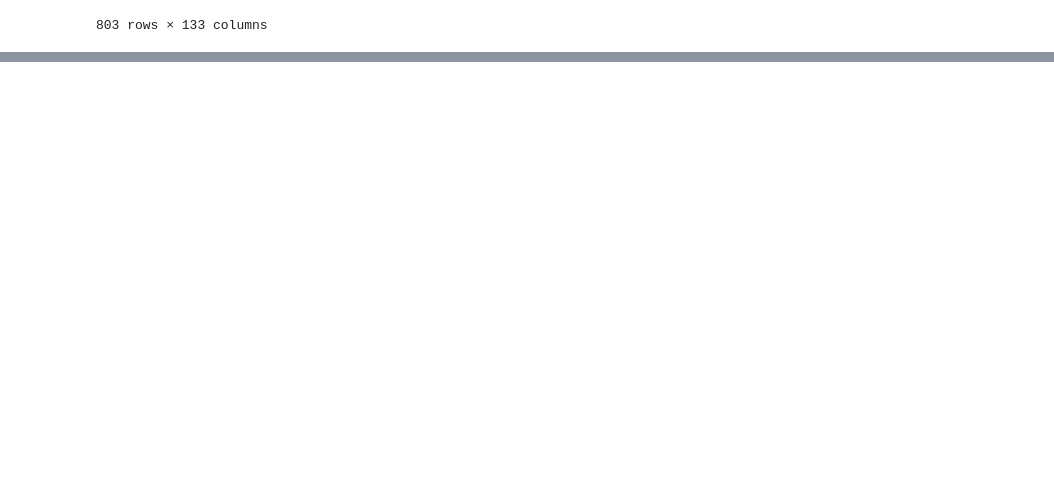
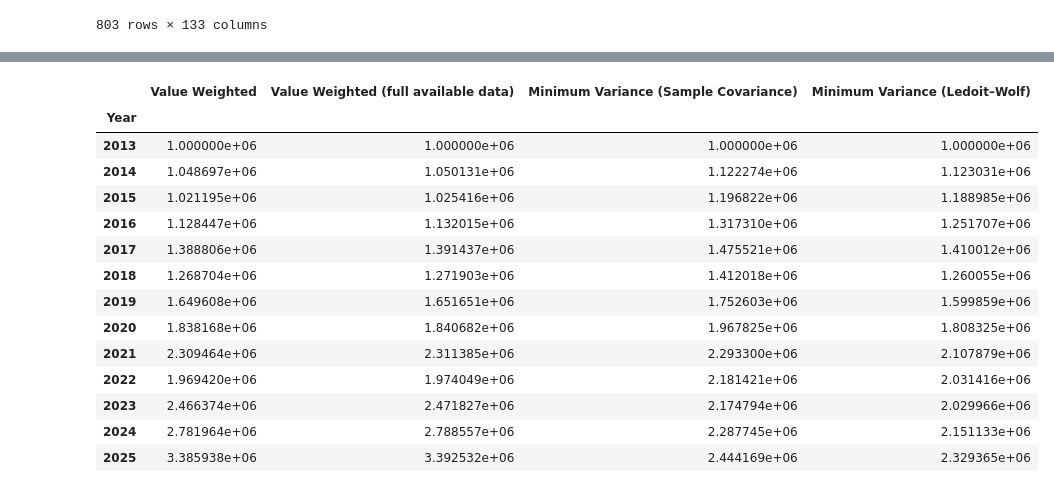
Before and after one commit to Quentinrezzo/Sustainability-Project, a Jupyter notebook: sustainability/notebook.ipynb, the cells around one changed output, grey strips where cells are left out. Cells and saved outputs as stored; diff of their text form; code cells hidden in the pictures; blank space fills up the shorter version.

```diff
--- a/sustainability/notebook.ipynb
+++ b/sustainability/notebook.ipynb
@@ -1233,0 +1367,31 @@ for year in range(2013, 2025):
+# %%
+# WACI for the value-weighted portfolio for each year
+for year in range(2013, 2025):
+    globals()[f'waci_{year}_vw'] = (globals()[f'inv_set_{year}']['MV_Y_weight'] * globals()[f'inv_set_{year}']['CI']).sum()
+    # Arrange the WACI values in a dataframe to be able to plot them
+    globals()[f'waci_df_{year}_vw'] = pd.DataFrame({
+        'Year': [year],
+        'WACI': [globals()[f'waci_{year}_vw']]
+    })
+waci_vw_df = pd.concat([globals()[f'waci_df_{year}_vw'] for year in range(2013, 2025)], ignore_index=True)
+
+# Same for the value-weighted portfolio with full available data
+# WACI for the value-weighted portfolio with full data for each year
+for year in range(2013, 2025):
+    globals()[f'waci_{year}_vw_fa'] = (globals()[f'inv_set_{year}']['MV_Y_weight_fa'] * globals()[f'inv_set_{year}']['CI']).sum()
+    # Arrange the WACI values in a dataframe to be able to plot them
+    globals()[f'waci_df_{year}_vw_fa'] = pd.DataFrame({
+        'Year': [year],
+        'WACI_fa': [globals()[f'waci_{year}_vw_fa']]
+    })
+waci_vw_fa_df = pd.concat([globals()[f'waci_df_{year}_vw_fa'] for year in range(2013, 2025)], ignore_index=True)
+
+# Merge both dataframes on Year to be able to compare the WACI of the value-weighted portfolio with and without full available data
+WACI_vw_df = waci_vw_df.merge(waci_vw_fa_df, on='Year')
+
+# Plot the WACI of the value-weighted portfolio with and without full available data to compare them
+WACI_vw_df.plot(x='Year', y=['WACI', 'WACI_fa'], marker='o')
+plt.grid()
+plt.show()
+
+WACI_vw_df
@@ -1233,0 +1482,24 @@ for year in range(2013, 2025):
+# %%
+wealth_evolution = annual_cumulative_returns_factors_total.copy()
+wealth_evolution = wealth_evolution.cumprod() * W0
+# Addition of the 2013 line with initial wealth
+wealth_evolution.loc[2013] = 1000000
+wealth_evolution.sort_index(inplace=True)
+# Displaying the evolution of wealth over the years with each portfolio
+wealth_evolution
+# %% [output]
+|  | Value Weighted | Value Weighted (full available data) | Minimum Variance (Sample Covariance) | Minimum Variance (Ledoit–Wolf) |
+| Year |  |  |  |  |
+| 2013 | 1.000000e+06 | 1.000000e+06 | 1.000000e+06 | 1.000000e+06 |
+| 2014 | 1.048697e+06 | 1.050131e+06 | 1.122274e+06 | 1.123031e+06 |
+| 2015 | 1.021195e+06 | 1.025416e+06 | 1.196822e+06 | 1.188985e+06 |
+| 2016 | 1.128447e+06 | 1.132015e+06 | 1.317310e+06 | 1.251707e+06 |
+| 2017 | 1.388806e+06 | 1.391437e+06 | 1.475521e+06 | 1.410012e+06 |
+| 2018 | 1.268704e+06 | 1.271903e+06 | 1.412018e+06 | 1.260055e+06 |
+| 2019 | 1.649608e+06 | 1.651651e+06 | 1.752603e+06 | 1.599859e+06 |
+| 2020 | 1.838168e+06 | 1.840682e+06 | 1.967825e+06 | 1.808325e+06 |
+| 2021 | 2.309464e+06 | 2.311385e+06 | 2.293300e+06 | 2.107879e+06 |
+| 2022 | 1.969420e+06 | 1.974049e+06 | 2.181421e+06 | 2.031416e+06 |
+| 2023 | 2.466374e+06 | 2.471827e+06 | 2.174794e+06 | 2.029966e+06 |
+| 2024 | 2.781964e+06 | 2.788557e+06 | 2.287745e+06 | 2.151133e+06 |
+| 2025 | 3.385938e+06 | 3.392532e+06 | 2.444169e+06 | 2.329365e+06 |
```
Also changed, not shown: parts of 24 cells of this notebook, 28 other files.
